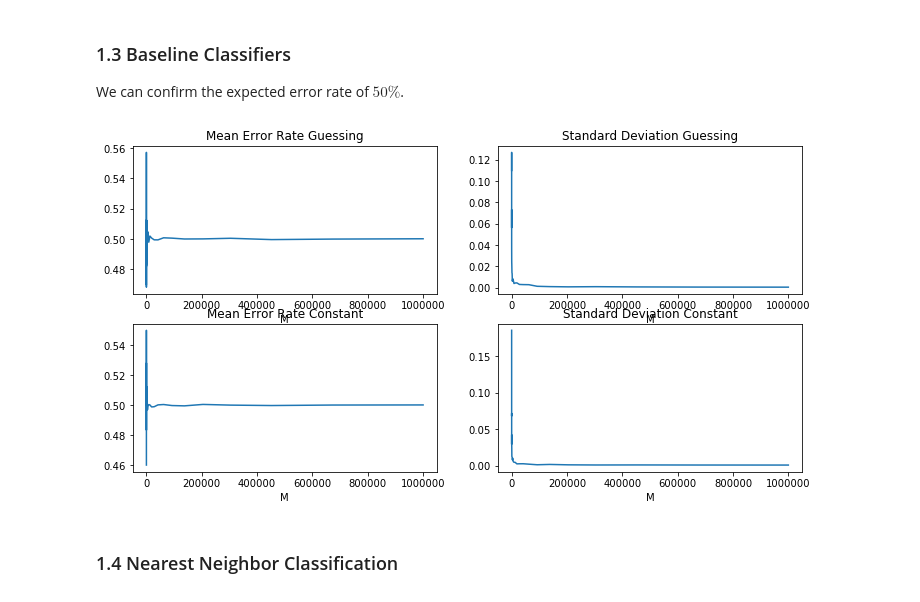
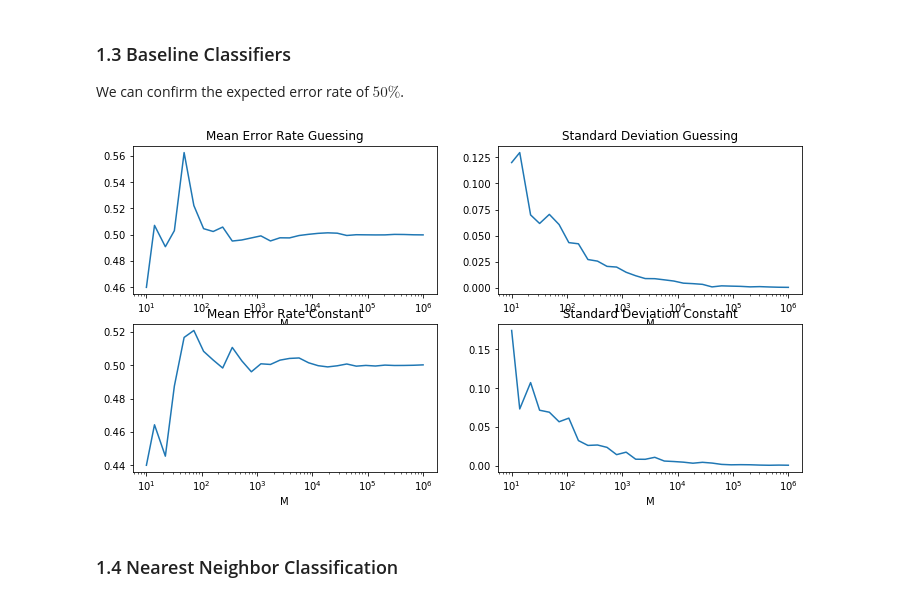
Before and after one commit to LarsKue/FML, a Jupyter notebook: exercise_1a/monte-carlo.ipynb, the cells around one changed output. Saved outputs shown, nothing was run; the diff lists cells and outputs as text; code cells hidden in the pictures.

Commit message:
Fixed Name, Added Std Dev Plots

```diff
--- a/exercise_1a/monte-carlo.ipynb
+++ b/exercise_1a/monte-carlo.ipynb
@@ -184,34 +238,38 @@ for M in Ms:
         classifier_args=None,
         classifier_kwargs=None
     )
 
     # print(f"M = {M}")
     # print(f"Error Guessing = {ufloat(mean_g, std_g)}")
     # print(f"Error Constant = {ufloat(mean_c, std_c)}")
 
     means_g.append(mean_g)
     stds_g.append(std_g)
 
     means_c.append(mean_c)
     stds_c.append(std_c)
 
 fig, axes = plt.subplots(2, 2, figsize=(12, 6))
 axes[0][0].plot(Ms, means_g)
 axes[0][0].set_title("Mean Error Rate Guessing")
+axes[0][0].set_xscale("log")
 axes[0][1].plot(Ms, stds_g)
 axes[0][1].set_title("Standard Deviation Guessing")
+axes[0][1].set_xscale("log")
 axes[1][0].plot(Ms, means_c)
 axes[1][0].set_title("Mean Error Rate Constant")
+axes[1][0].set_xscale("log")
 axes[1][1].plot(Ms, stds_c)
 axes[1][1].set_title("Standard Deviation Constant")
+axes[1][1].set_xscale("log")
 
 for row in axes:
     for ax in row:
         ax.set_xlabel("M")
 
 plt.show()
 # %% [output]
-[figure, old version]
+[figure, new version]
 # %% [markdown]
 ### 1.4 Nearest Neighbor Classification
 # %%
```
Also changed, not shown: parts of 5 cells of this notebook.
